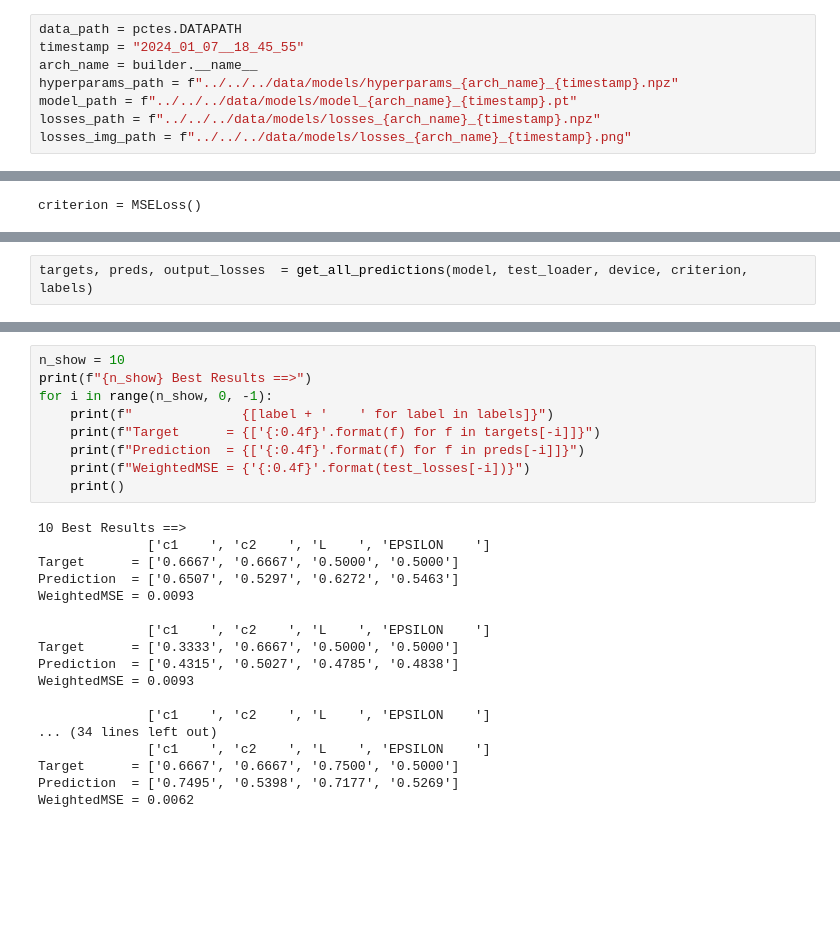
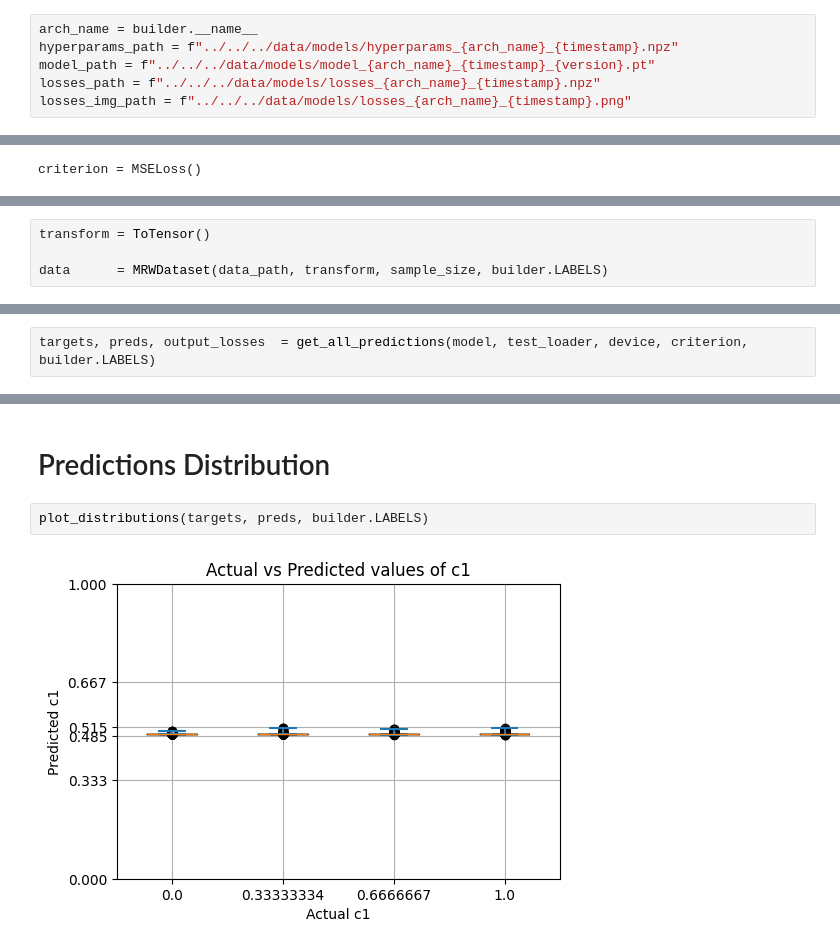
Before and after one commit to LucRobey/TurbNNGen, a Jupyter notebook: src/nn/results/cnn_c1_results.ipynb, the cells around one changed output, grey strips where cells are left out. Drawn from its saved outputs; the diff is of its cells as text; blank space fills up the shorter version.

Commit message:
refactor: c1 results

```diff
--- a/src/nn/results/cnn_c1_results.ipynb
+++ b/src/nn/results/cnn_c1_results.ipynb
@@ -20,8 +25,6 @@ builder = CNN_C1
 # %%
-data_path = pctes.DATAPATH
-timestamp = "2024_01_07__18_45_55"
 arch_name = builder.__name__
 hyperparams_path = f"../../../data/models/hyperparams_{arch_name}_{timestamp}.npz"
-model_path = f"../../../data/models/model_{arch_name}_{timestamp}.pt"
+model_path = f"../../../data/models/model_{arch_name}_{timestamp}_{version}.pt"
 losses_path = f"../../../data/models/losses_{arch_name}_{timestamp}.npz"
 losses_img_path = f"../../../data/models/losses_{arch_name}_{timestamp}.png"
@@ -145,0 +142,4 @@ Labels           = ['c1', 'c2', 'L', 'EPSILON']
+# %%
+transform = ToTensor()
+
+data      = MRWDataset(data_path, transform, sample_size, builder.LABELS)
@@ -151,3 +161,3 @@ plot_losses(len(train_losses), [train_losses, valid_losses], ["Train", "Val"])
 # %%
-targets, preds, output_losses  = get_all_predictions(model, test_loader, device, criterion, labels)
+targets, preds, output_losses  = get_all_predictions(model, test_loader, device, criterion, builder.LABELS)
 # %%
@@ -211,27 +177,6 @@ MSE         = 0.2641
-# %%
-n_show = 10
-print(f"{n_show} Best Results ==>")
-for i in range(n_show, 0, -1):
-    print(f"              {[label + '    ' for label in labels]}")
-    print(f"Target      = {['{:0.4f}'.format(f) for f in targets[-i]]}")
-    print(f"Prediction  = {['{:0.4f}'.format(f) for f in preds[-i]]}")
-    print(f"WeightedMSE = {'{:0.4f}'.format(test_losses[-i])}")
-    print()
-# %% [output]
-10 Best Results ==>
-              ['c1    ', 'c2    ', 'L    ', 'EPSILON    ']
-Target      = ['0.6667', '0.6667', '0.5000', '0.5000']
-Prediction  = ['0.6507', '0.5297', '0.6272', '0.5463']
-WeightedMSE = 0.0093
-
-              ['c1    ', 'c2    ', 'L    ', 'EPSILON    ']
-Target      = ['0.3333', '0.6667', '0.5000', '0.5000']
-Prediction  = ['0.4315', '0.5027', '0.4785', '0.4838']
-WeightedMSE = 0.0093
-
-              ['c1    ', 'c2    ', 'L    ', 'EPSILON    ']
-... (34 lines left out)
-              ['c1    ', 'c2    ', 'L    ', 'EPSILON    ']
-Target      = ['0.6667', '0.6667', '0.7500', '0.5000']
-Prediction  = ['0.7495', '0.5398', '0.7177', '0.5269']
-WeightedMSE = 0.0062
+# %% [markdown]
+# Predictions Distribution
+# %%
+plot_distributions(targets, preds, builder.LABELS)
+# %% [output]
+[figure, added]
```
Also changed, not shown: parts of 25 cells of this notebook, 2 other files.
